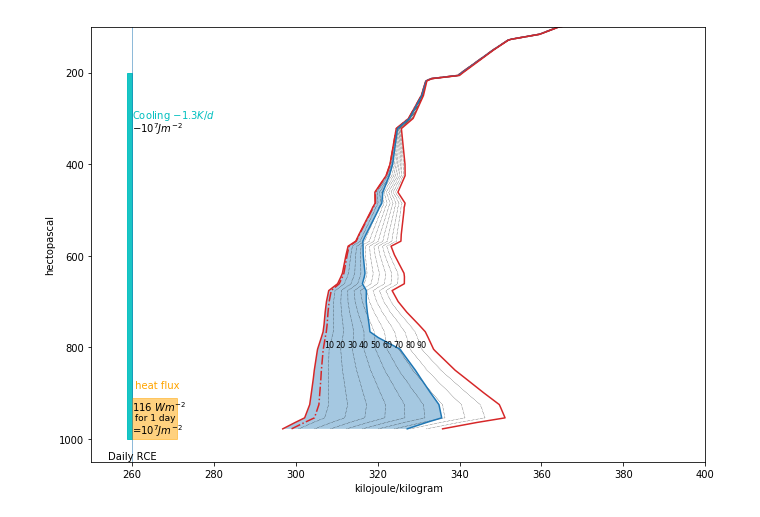
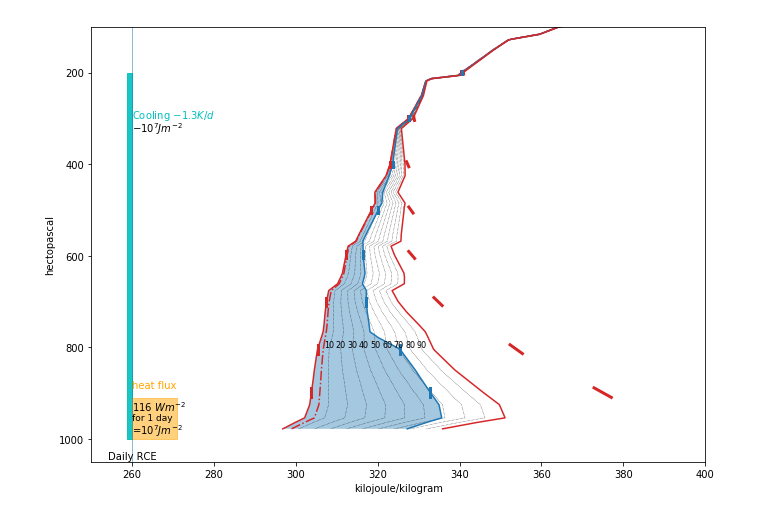
Before and after one commit to jrleeman/aviato, a Jupyter notebook: mass_energy_plot/MEP_initial_implementation.ipynb, the cells around one changed output. Cells and saved outputs as stored; diff of their text form; code cells hidden in the pictures.

Commit message:
Initial cut at wave annotations.

```diff
--- a/mass_energy_plot/MEP_initial_implementation.ipynb
+++ b/mass_energy_plot/MEP_initial_implementation.ipynb
@@ -205,16 +209,16 @@ class massEnergyPlot(object):
 # %%
 mep = massEnergyPlot()
 mep.isohumes()
 
 # Plot the sounding data
 mep.ax.plot(s, pressure, color='tab:red', linewidth=1.5)
 mep.ax.plot(sv, pressure, color='tab:red', linestyle='-.')
 mep.ax.plot(h, pressure, color='tab:blue', linewidth=1.5)
 mep.ax.plot(hs, pressure, color='tab:red', linewidth=1.5)
 mep.shade_precipitable_water(pressure, s, h)
 mep.rce_reference()
 mep.radiative_cooling_reference()
 mep.surface_flux_reference()
-#mep.internal_waves(pressure)
+mep.internal_waves(pressure, temperature)
 # %% [output]
-[figure, old version]
+[figure, new version]
```
Also changed, not shown: parts of 1 cell of this notebook.
